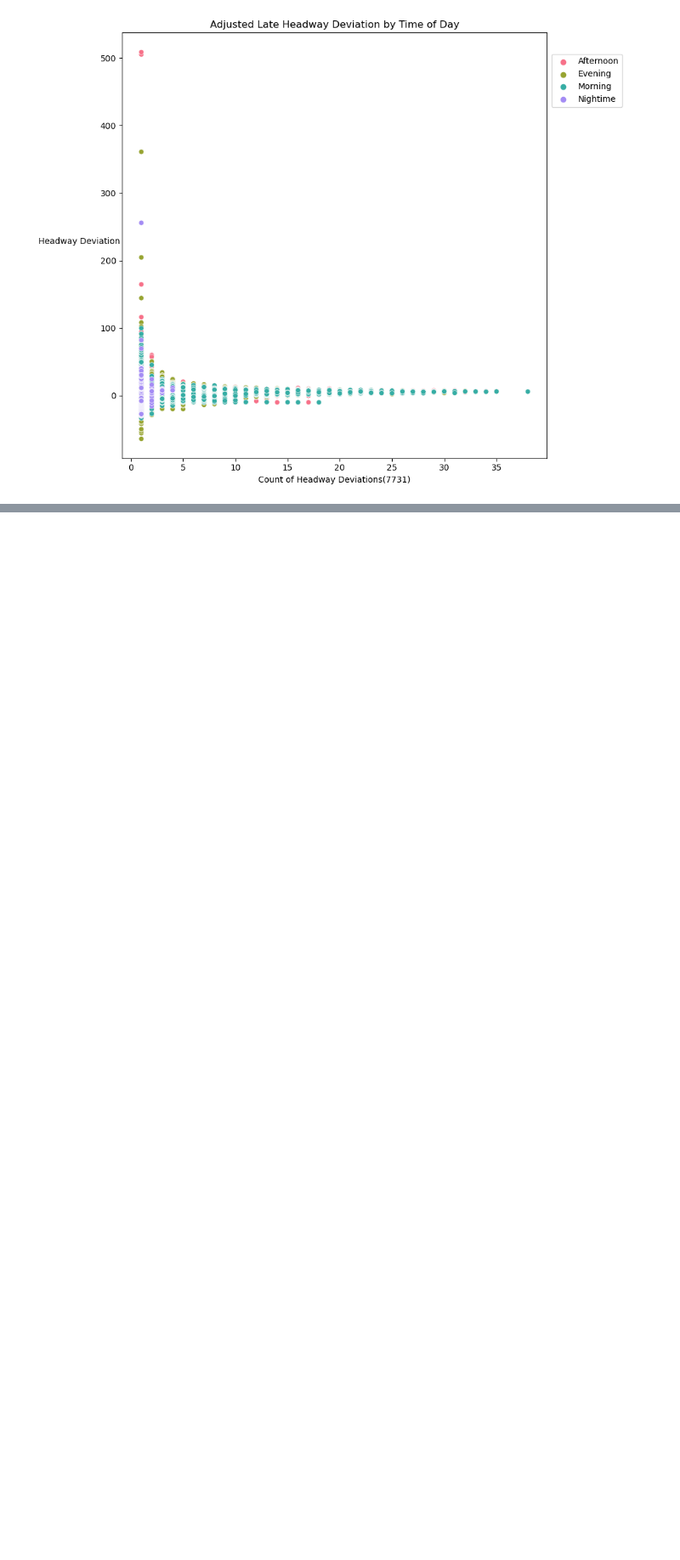
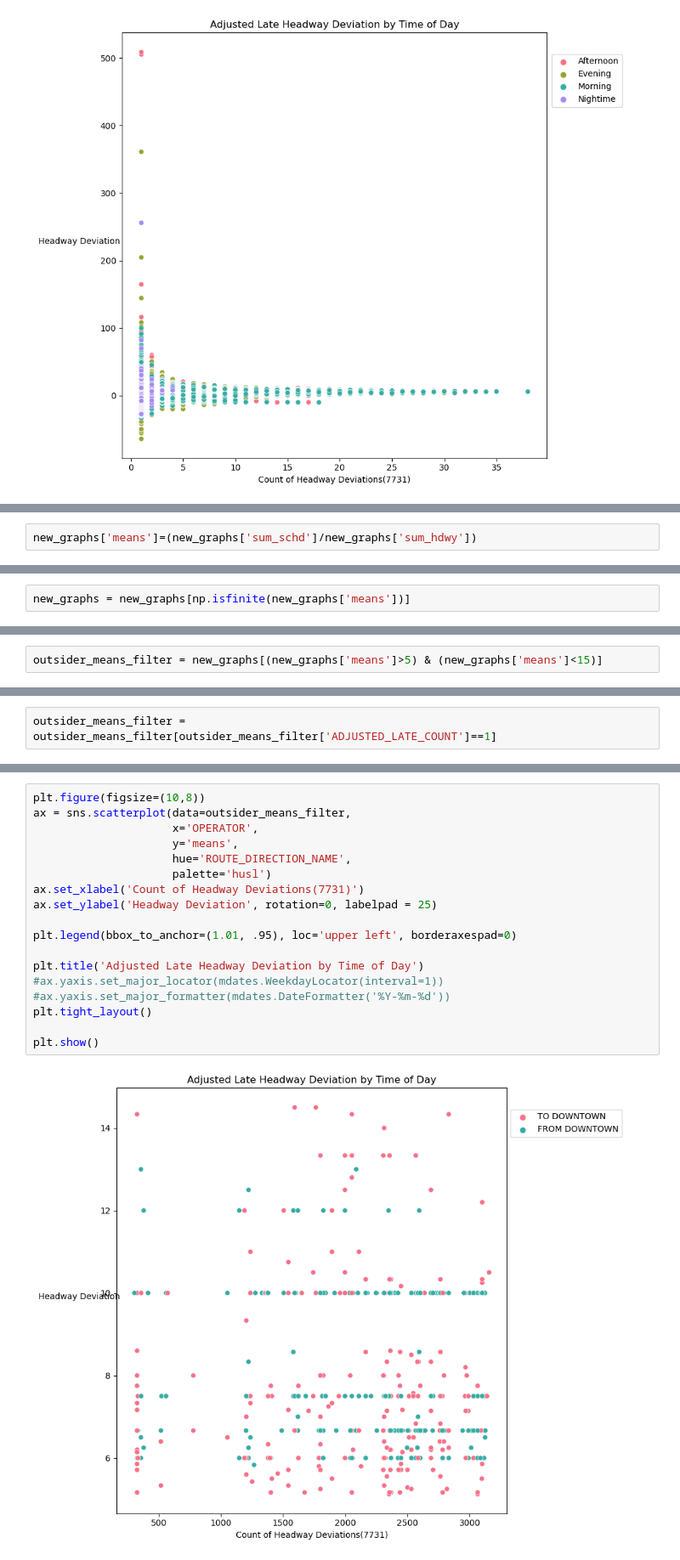
Before and after one commit to NSS-Data-Analytics-Cohort-12/wego-python-da12-javascript-express, a Jupyter notebook: notebooks/we_go_checkpoint.ipynb, the cells around one changed output, grey strips where cells are left out. Shown at 85% size. Cells and saved outputs as stored; diff of their text form; blank space fills up the shorter version.

```diff
--- a/notebooks/we_go_checkpoint.ipynb
+++ b/notebooks/we_go_checkpoint.ipynb
@@ -857,0 +941,2 @@ trelated['hour']= trelated['SCHEDULED_TIME'].dt.hour
+# %%
+new_graphs['means']=(new_graphs['sum_schd']/new_graphs['sum_hdwy'])
@@ -857,0 +949,2 @@ trelated['hour']= trelated['SCHEDULED_TIME'].dt.hour
+# %%
+new_graphs = new_graphs[np.isfinite(new_graphs['means'])]
@@ -857,0 +971,2 @@ trelated['hour']= trelated['SCHEDULED_TIME'].dt.hour
+# %%
+outsider_means_filter = new_graphs[(new_graphs['means']>5) & (new_graphs['means']<15)]
@@ -857,0 +989,2 @@ trelated['hour']= trelated['SCHEDULED_TIME'].dt.hour
+# %%
+outsider_means_filter = outsider_means_filter[outsider_means_filter['ADJUSTED_LATE_COUNT']==1]
@@ -857,0 +995,20 @@ trelated['hour']= trelated['SCHEDULED_TIME'].dt.hour
+# %%
+plt.figure(figsize=(10,8))
+ax = sns.scatterplot(data=outsider_means_filter,
+                     x='OPERATOR',
+                     y='means',
+                     hue='ROUTE_DIRECTION_NAME',
+                     palette='husl')
+ax.set_xlabel('Count of Headway Deviations(7731)')
+ax.set_ylabel('Headway Deviation', rotation=0, labelpad = 25)
+
+plt.legend(bbox_to_anchor=(1.01, .95), loc='upper left', borderaxespad=0)
+
+plt.title('Adjusted Late Headway Deviation by Time of Day')
+#ax.yaxis.set_major_locator(mdates.WeekdayLocator(interval=1))
+#ax.yaxis.set_major_formatter(mdates.DateFormatter('%Y-%m-%d'))
+plt.tight_layout()
+
+plt.show()
+# %% [output]
+[figure, added]
```
Also changed, not shown: parts of 30 cells of this notebook.
